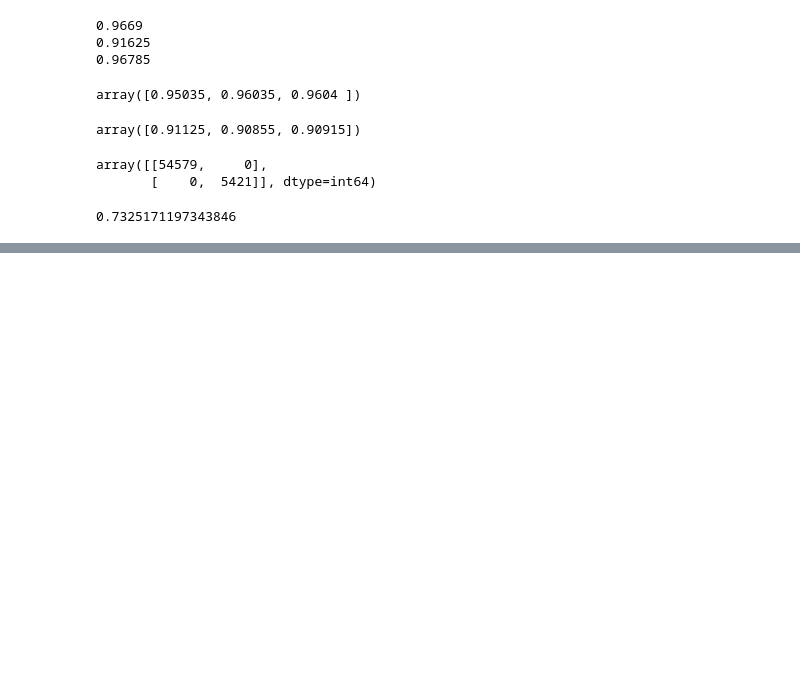
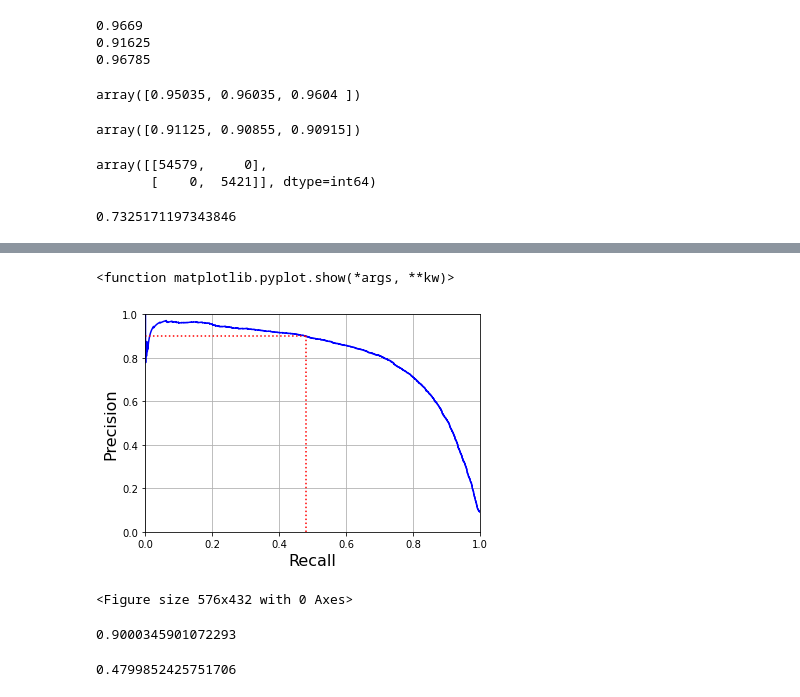
Before and after one commit to Mark-Nawar/ML-Books_Notes, a Jupyter notebook: BooksSummarie/Chapter-3/classification.ipynb, the cells around one changed output, grey strips where cells are left out. Cells and saved outputs as stored; diff of their text form; code cells hidden in the pictures; blank space fills up the shorter version.

```diff
--- a/BooksSummarie/Chapter-3/classification.ipynb
+++ b/BooksSummarie/Chapter-3/classification.ipynb
@@ -152,0 +188,30 @@ f1_score(Y_train_5,Y_train_predictions)
+# %%
+plt.plot(recalls ,precisions , "b-" )
+plt.plot([recall_90_precision, recall_90_precision], [0., 0.9], "r:")
+plt.plot([0, recall_90_precision], [0.9, 0.9], "r:")
+plt.xlabel("Recall", fontsize=16)
+plt.ylabel("Precision", fontsize=16)
+plt.grid(True)
+plt.axis([0,1, 0, 1])
+plt.figure(figsize=(8, 6))
+plt.show
+# %% [output]
+<function matplotlib.pyplot.show(*args, **kw)>
+[figure, added]
+<Figure size 576x432 with 0 Axes>
+# %%
+threshold_90_precision
+## well this will thresould will ensure a precision greater than 90% we can use it to recompute the predicted values
+Y_train_predicted_at90 = ( Y_scores >= threshold_90_precision)
+
+## and compute the precision and recall
+from sklearn.metrics import precision_score,recall_score
+
+print(precision_score(Y_train_5 , Y_train_predicted_at90))
+
+recall_score(Y_train_5 , Y_train_predicted_at90 )
+## as expected higher precision lower recall well there is no rules as stated before it is dependent on your project which one you should choose
+## but it is a good idea to just plot and visualize things.
+# %% [output]
+0.9000345901072293
+0.4799852425751706
```
Also changed, not shown: parts of 3 cells of this notebook.
